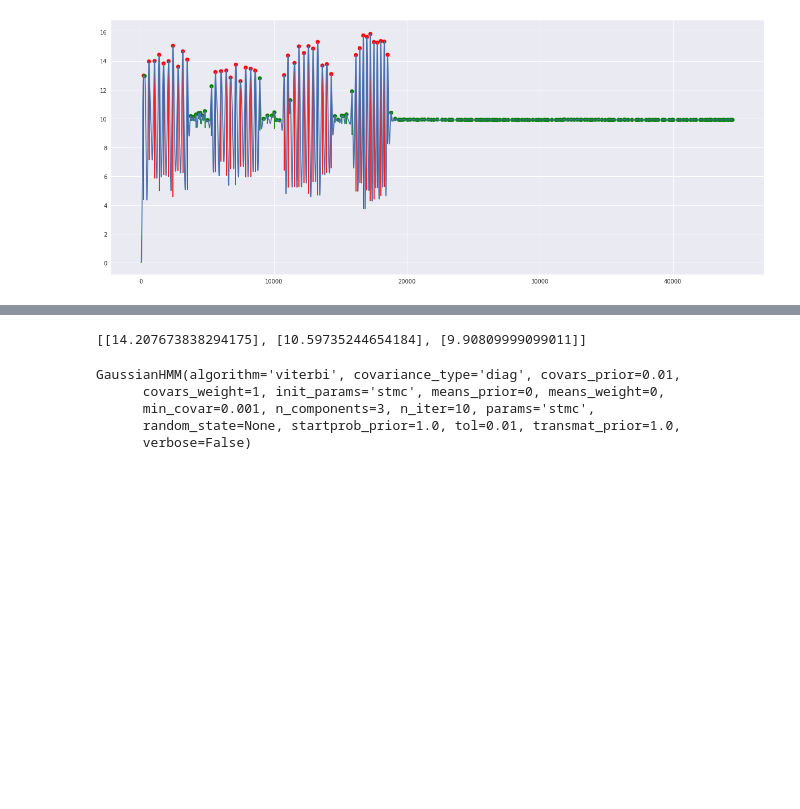
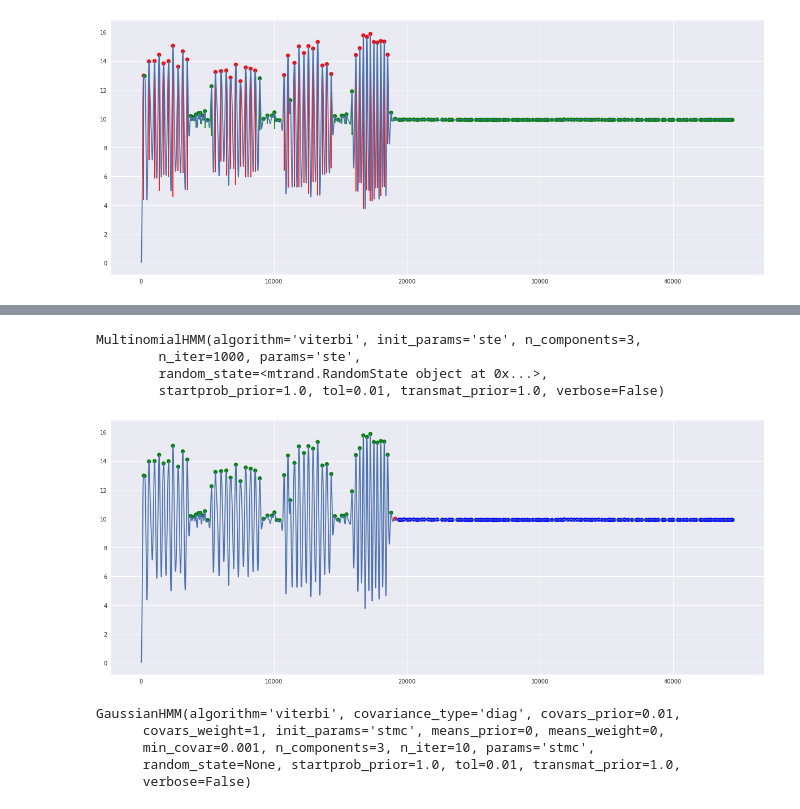
Before and after one commit to pdkit/pdkit, a Jupyter notebook: notebooks/hmm.ipynb, the cells around one changed output, grey strips where cells are left out. Drawn from its saved outputs; the diff is of its cells as text; code cells hidden in the pictures; blank space fills up the shorter version.

```diff
--- a/notebooks/hmm.ipynb
+++ b/notebooks/hmm.ipynb
@@ -95 +119,14 @@ cls[64:] = 2
+# %%
+m_hmm = hmm.MultinomialHMM(n_components=3, n_iter=1000, algorithm='viterbi')
+# %%
+m_hmm.fit(cls.reshape(-1, 1))
+# %% [output]
+MultinomialHMM(algorithm='viterbi', init_params='ste', n_components=3,
+        n_iter=1000, params='ste',
+        random_state=<mtrand.RandomState object at 0x...>,
+        startprob_prior=1.0, tol=0.01, transmat_prior=1.0, verbose=False)
+# %%
+plot_classes(d, m_hmm.decode(cls.reshape(-1, 1))[1])
+# %% [output]
+[figure, added]
 # %%
@@ -101,5 +142 @@ ghmm.means_ = [[d[pk[cls == i]].mean()] for i in range(3)]
-# %%
-ghmm.covars_ = []
-# %% [output]
-[[14.207673838294175], [10.59735244654184], [9.90809999099011]]
 # %%
```
Also changed, not shown: parts of 42 cells of this notebook, 1 other file.
